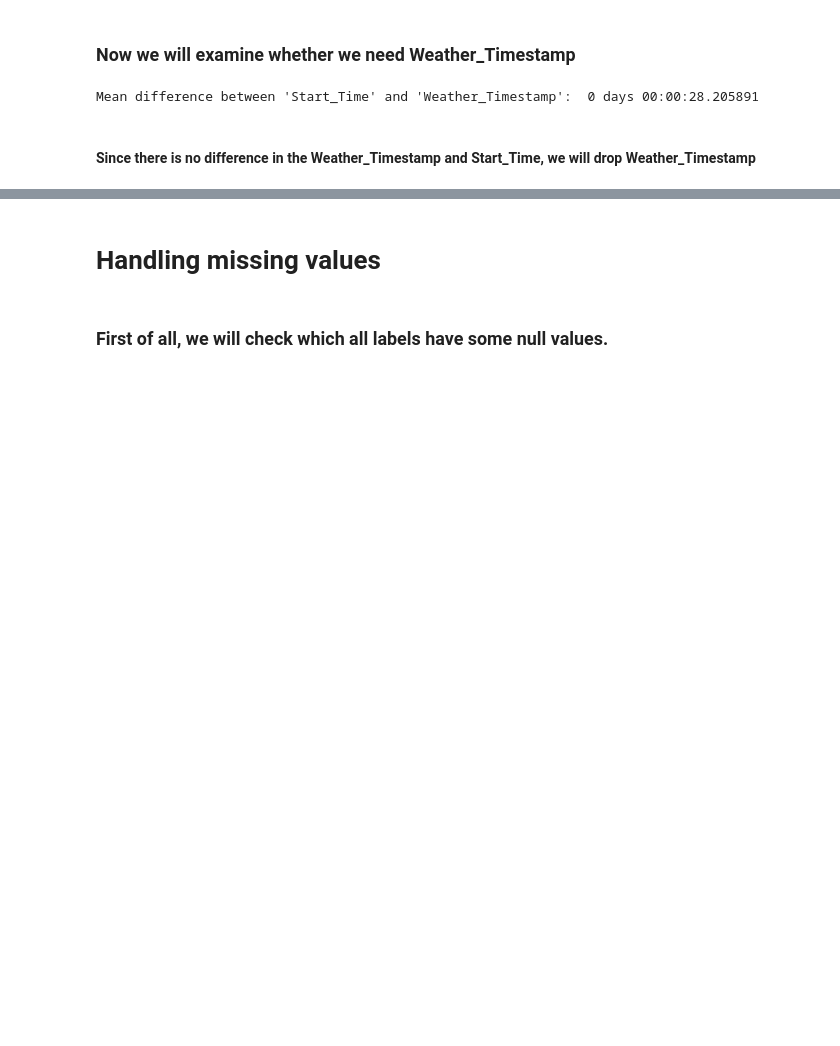
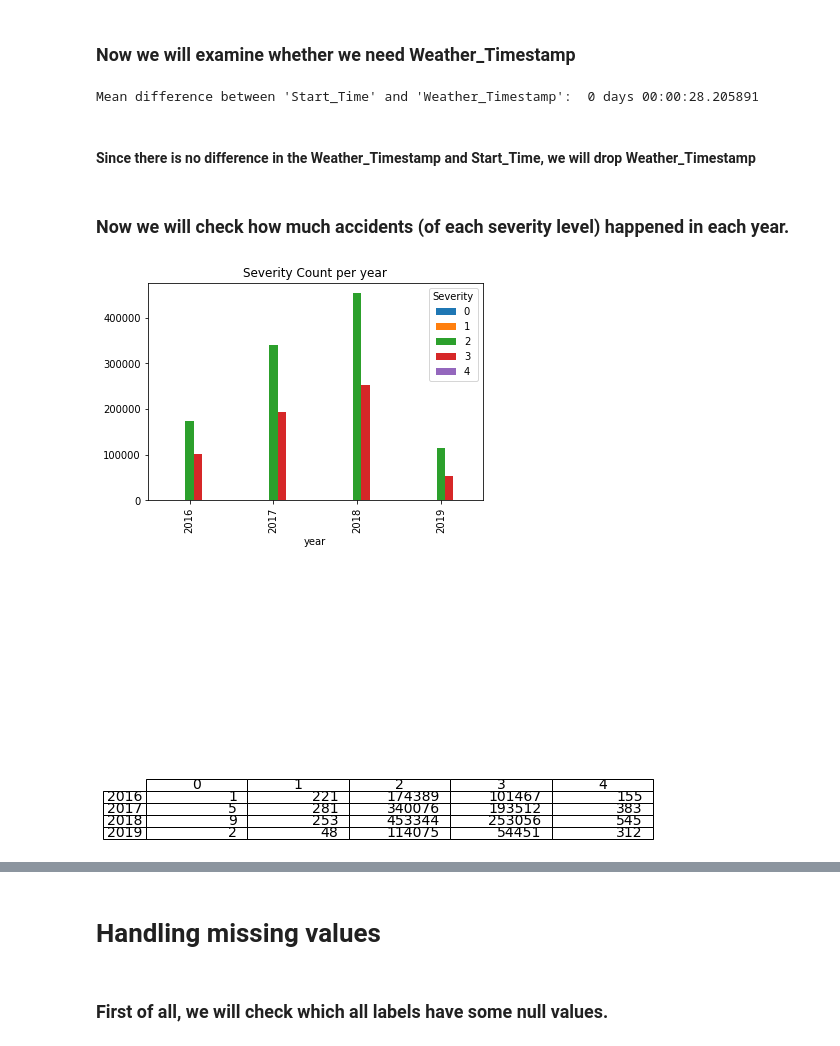
Before and after one commit to rahulmnair1997/US-Accidents-Data-Analysis, a Jupyter notebook: US-accidents.ipynb, the cells around one changed output, grey strips where cells are left out. Cells and saved outputs as stored; diff of their text form; code cells hidden in the pictures; blank space fills up the shorter version.

```diff
--- a/US-accidents.ipynb
+++ b/US-accidents.ipynb
@@ -227,3 +227,23 @@ map_quest = map_quest.drop(['Weather_Timestamp'], axis=1)
 map_quest['year'] = map_quest['Start_Time'].dt.year
 map_quest['month'] = map_quest['Start_Time'].dt.month
 map_quest['minute'] = map_quest['Start_Time'].dt.minute + (map_quest['Start_Time'].dt.hour * 60.0)
+# %% [markdown]
+### Now we will check how much accidents (of each severity level) happened in each year.
+# %%
+# plot bar graph for accidents per year
+accidents = map_quest.groupby(['year', 'Severity']).size().reset_index().pivot(columns='Severity',
+                                                                      index='year', values=0)
+
+accidents.plot(kind='bar', figsize=(20,8), title='Severity Count per year')
+
+
+# plot table
+ax1 = plt.subplot(222)
+plt.axis('off')
+tbl = table(ax1, accidents)
+tbl.auto_set_font_size(False)
+tbl.set_fontsize(14)
+plt.show()
+# %% [output]
+[figure, added]
+[figure, added]
```
Also changed, not shown: parts of 5 cells of this notebook.
